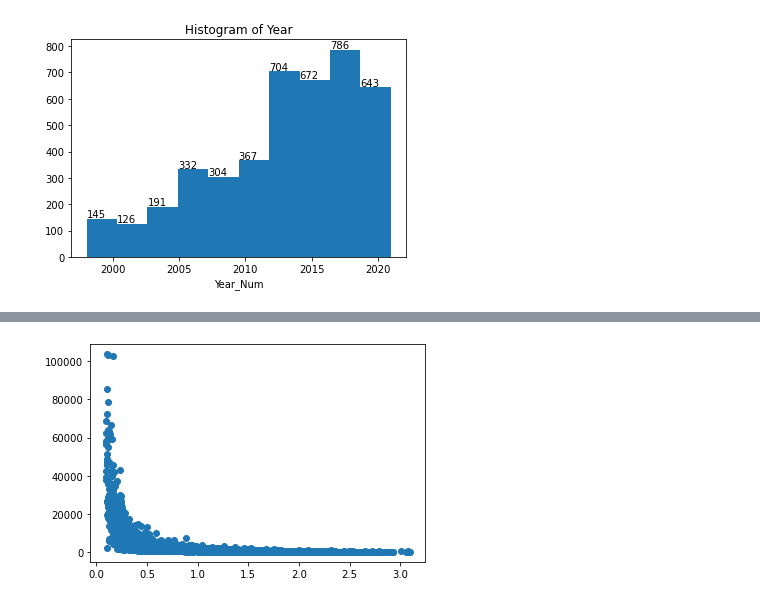
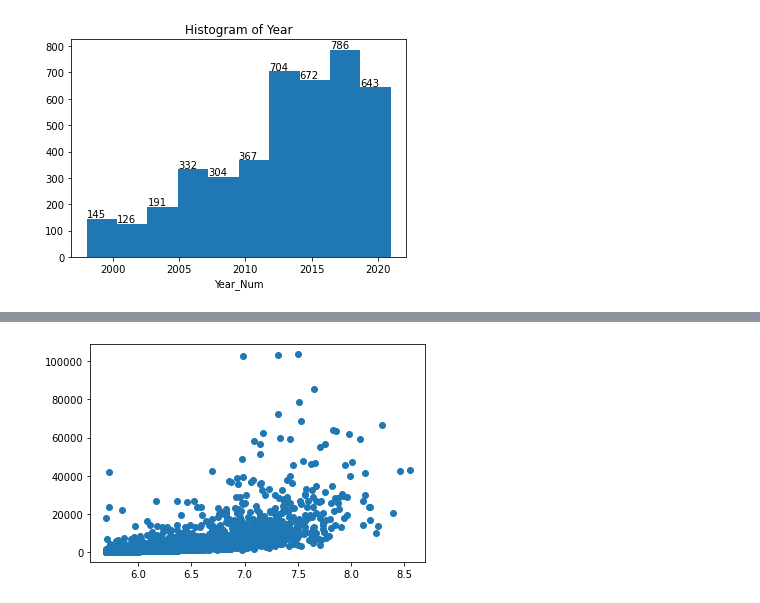
Before and after one commit to martaferrer/Boardgames, a Jupyter notebook: boardgames_data_analysis.ipynb, the cells around one changed output, grey strips where cells are left out. Saved outputs shown, nothing was run; the diff lists cells and outputs as text; code cells hidden in the pictures.

```diff
--- a/boardgames_data_analysis.ipynb
+++ b/boardgames_data_analysis.ipynb
@@ -606,6 +578,6 @@ print(a.head(10))
 # %%
 from matplotlib import pyplot
-pyplot.scatter(df_corr['Diff_Avg_Geek_Rating'], df_corr['Num Voters'])
+pyplot.scatter(df['Geek Rating'], df['Num Voters'])
 pyplot.show()
 # %% [output]
-[figure, old version]
+[figure, new version]
```
Also changed, not shown: parts of 16 cells of this notebook.
